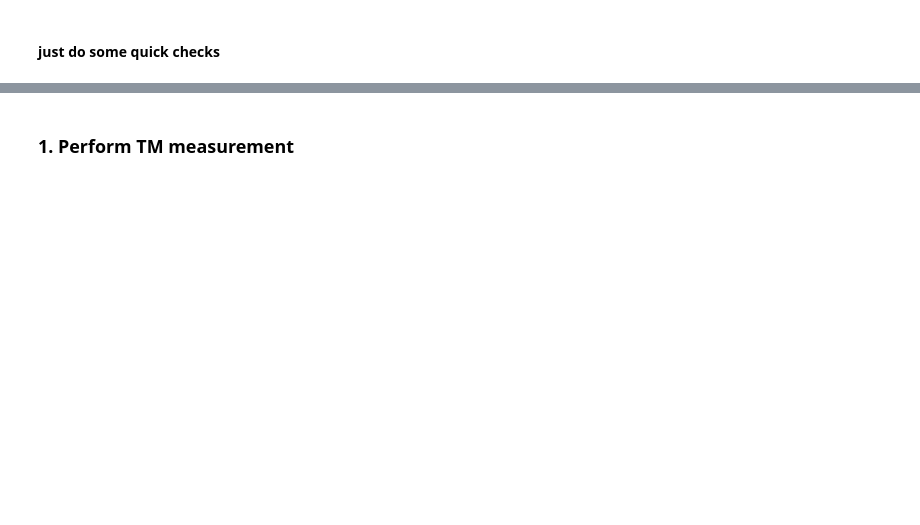
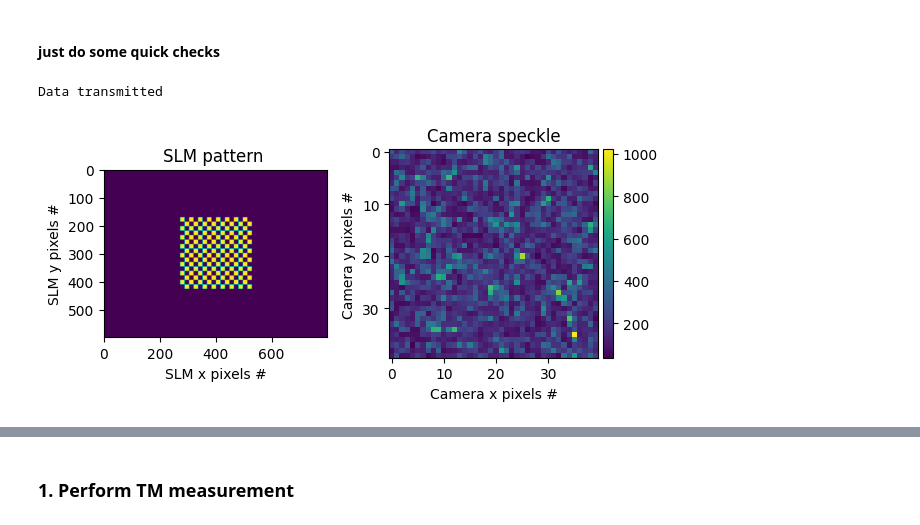
Before and after one commit to alextavern/slmoptim, a Jupyter notebook: notebooks/TM_measurement.ipynb, the cells around one changed output, grey strips where cells are left out. Saved outputs shown, nothing was run; the diff lists cells and outputs as text; code cells hidden in the pictures; blank space fills up the shorter version.

```diff
--- a/notebooks/TM_measurement.ipynb
+++ b/notebooks/TM_measurement.ipynb
@@ -121,6 +129,9 @@ init.close_cam()
 
 #### just do some quick checks
 # %%
-pattern, frame = check(slm_rasPi, camera,
+pattern, frame = check(slm, camera,
                        num_in, (1, 1), slm_macropixel)
+# %% [output]
+Data transmitted
+[figure, added]
 # %%
```
Also changed, not shown: parts of 22 cells of this notebook, 11 other files.
